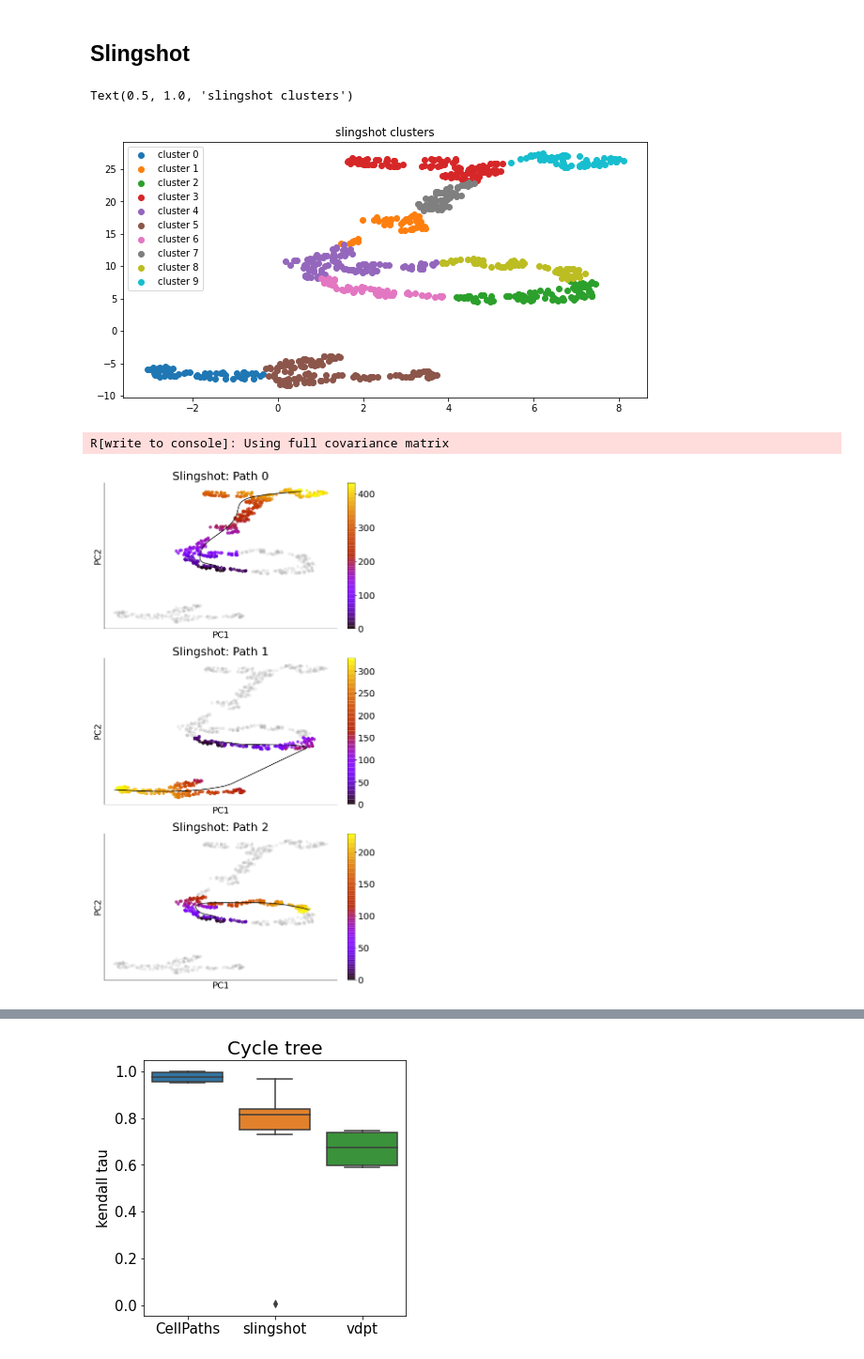
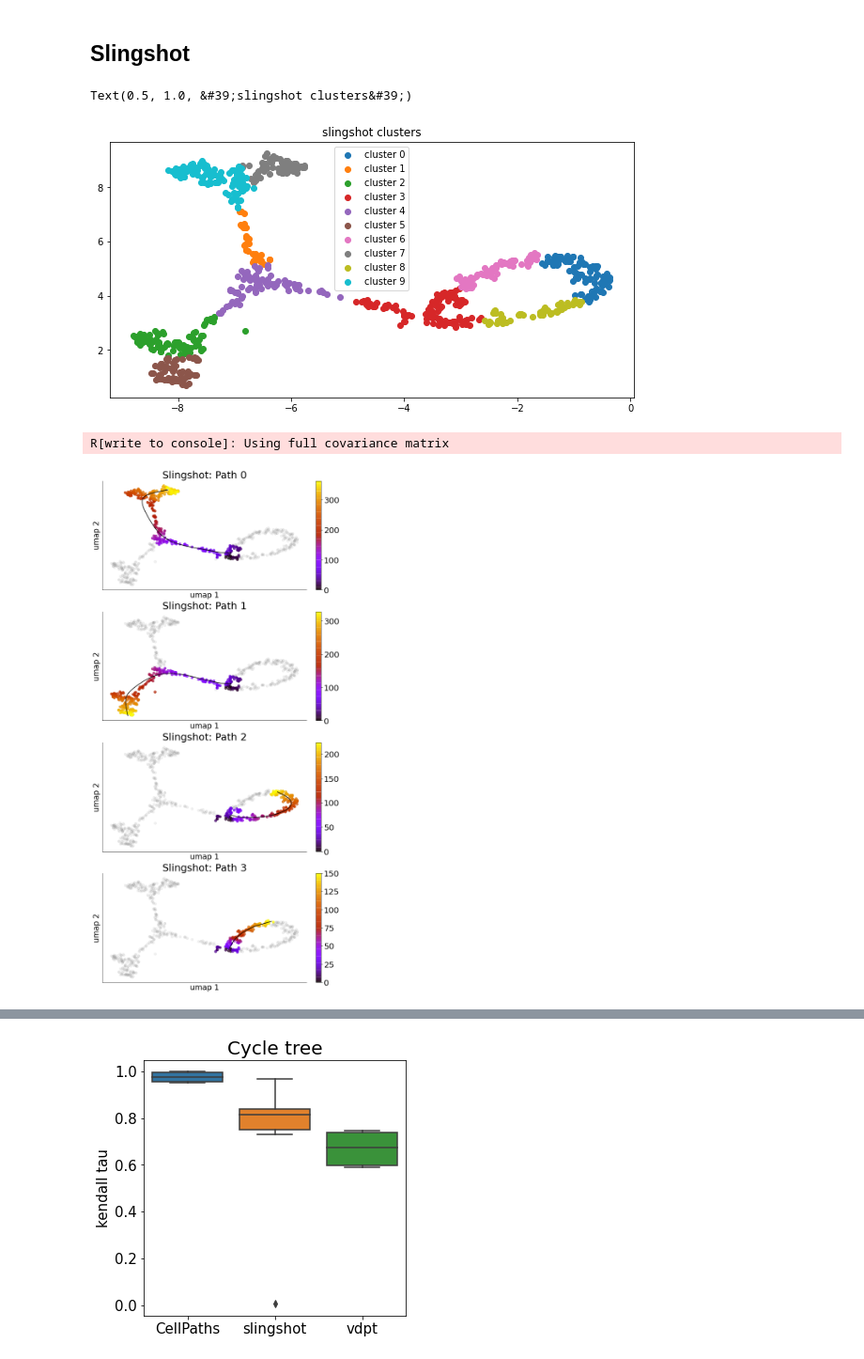
Before and after one commit to PeterZZQ/CellPath, a Jupyter notebook: CellPaths_cycle_tree.ipynb, the cells around one changed output, grey strips where cells are left out. Shown at 94% size. Saved outputs shown, nothing was run; the diff lists cells and outputs as text; code cells hidden in the pictures.

Commit message:
CellPath visualization

```diff
--- a/CellPaths_cycle_tree.ipynb
+++ b/CellPaths_cycle_tree.ipynb
@@ -122,5 +206,5 @@ from sklearn.cluster import KMeans
 # %%
-# adata = anndata.read_h5ad("./sim_data/Symsim/cycle_tree_rand1_clust.h5ad")
+adata = anndata.read_h5ad("./sim_data/Symsim/cycle_tree_rand1_clust.h5ad")
 X_pca = adata.obsm['X_umap']
 # %%
 n_clusters = 10
@@ -146,5 +230,5 @@ ax.legend(['cluster '+ str(i) for i in range(clusters)])
 ax.set_title("slingshot clusters")
 # fig.savefig("./syn_results/dataset1/slingshot_clust.pdf")
 # %% [output]
-Text(0.5, 1.0, 'slingshot clusters')
+Text(0.5, 1.0, &#39;slingshot clusters&#39;)
-[figure, old version]
+[figure, new version]
@@ -154,6 +235,6 @@ import pandas as pd
 # %%
 X_pca_df = pd.DataFrame(index=[str(x) for x in range(X_pca.shape[0])], columns= np.arange(2), data = X_pca[:,0:2])
 # scprep.run.install_bioconductor('slingshot')
-results = scprep.run.Slingshot(X_pca_df, meta_data['groups'], start_cluster = 6)
+results = scprep.run.Slingshot(X_pca_df, meta_data['groups'], start_cluster = 3)
 # %% [output]
 R[write to console]: Using full covariance matrix
@@ -222,7 +241,7 @@ def slingshot_visual(adata, results, basis = "umap", trajs = None, show_pcurve =
 # %%
-kt_slingshot = slingshot_visual(adata, results, figsize=(10,20), save_as = None)
+kt_slingshot = visual.slingshot_visual(adata, results, figsize=(10,23), save_as = None)
 # %% [output]
-[figure, old version]
+[figure, new version]
 # %%
 kts = {"CellPaths": kt, "slingshot": kt_slingshot, "vdpt": kt_vdpt}
 with open("./sim_results/Symsim/cycle_tree/quantity/rand2.json", "w") as fp:
```
Also changed, not shown: parts of 28 cells of this notebook, 5 other files.
